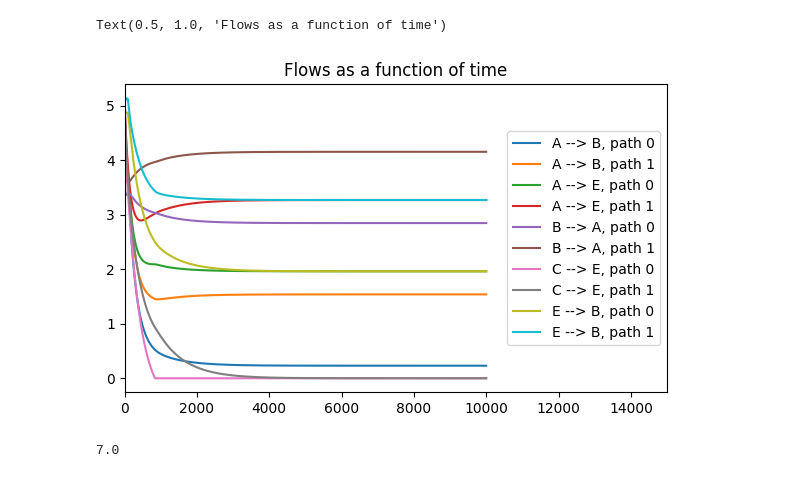
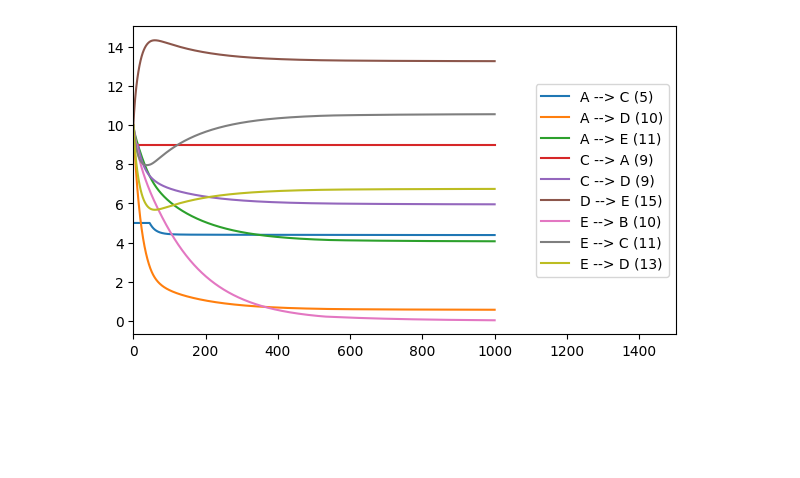
Before and after one commit to surya-sankagiri/payment-channel-networks, a Jupyter notebook: DEBT_control_large_network.ipynb, the cells around one changed output. Saved outputs shown, nothing was run; the diff lists cells and outputs as text; code cells hidden in the pictures; blank space fills up the shorter version.

```diff
--- a/DEBT_control_large_network.ipynb
+++ b/DEBT_control_large_network.ipynb
@@ -55,13 +55,13 @@ Demand Matrix:
 # %%
 price_params = dict()
-price_params["stepsize"] = 0.003
+price_params["stepsize"] = 0.01
 price_params["threshold"] = 5*np.ones((n,n))
 price_params["sensitivity"] = 1*np.ones((n,n)) # regularizer coefficient
 # %%
 # initialize the PCN and the protocol
 myPCN = DEBT_Control_Protocol(params, demand_params, price_params)
 # loop for T time steps
-T = 10001
+T = 1001
 # %%
 # create arrays to store flows and prices
 flows_data = dict()
@@ -87,20 +87,16 @@ for t in range(T):
 # %%
 alphabets = ['A', 'B', 'C', 'D', 'E', 'F']
 plt.close("all")
 plt.figure(figsize=(7,4))
 for i in range(n):
     for j in range(n):
         if myPCN.demands[i,j] > 0:
+            flow = np.zeros(T)
             for k in range(len(myPCN.paths[(i,j)])):
-                plt.plot(flows_data[(i,j)][:,k], label = alphabets[i] + " --> " + alphabets[j] + ", path " + str(k))
+                flow += flows_data[(i,j)][:,k]
+            plt.plot(flow, label = alphabets[i] + " --> " + alphabets[j] + " (" + str(myPCN.demands[i,j]) + ")")
 plt.legend(loc='right')
 plt.xlim([0, 1.5*T])
-plt.title("Flows as a function of time")
+plt.savefig("flows_small_step.pdf")
 # %% [output]
-Text(0.5, 1.0, 'Flows as a function of time')
-[figure, old version]
+[figure, new version]
-# %%
-flows_data[(0,1)][-1]
-flows_data[(1,0)][-1]
-# %% [output]
-7.0
```
Also changed, not shown: parts of 4 cells of this notebook.
